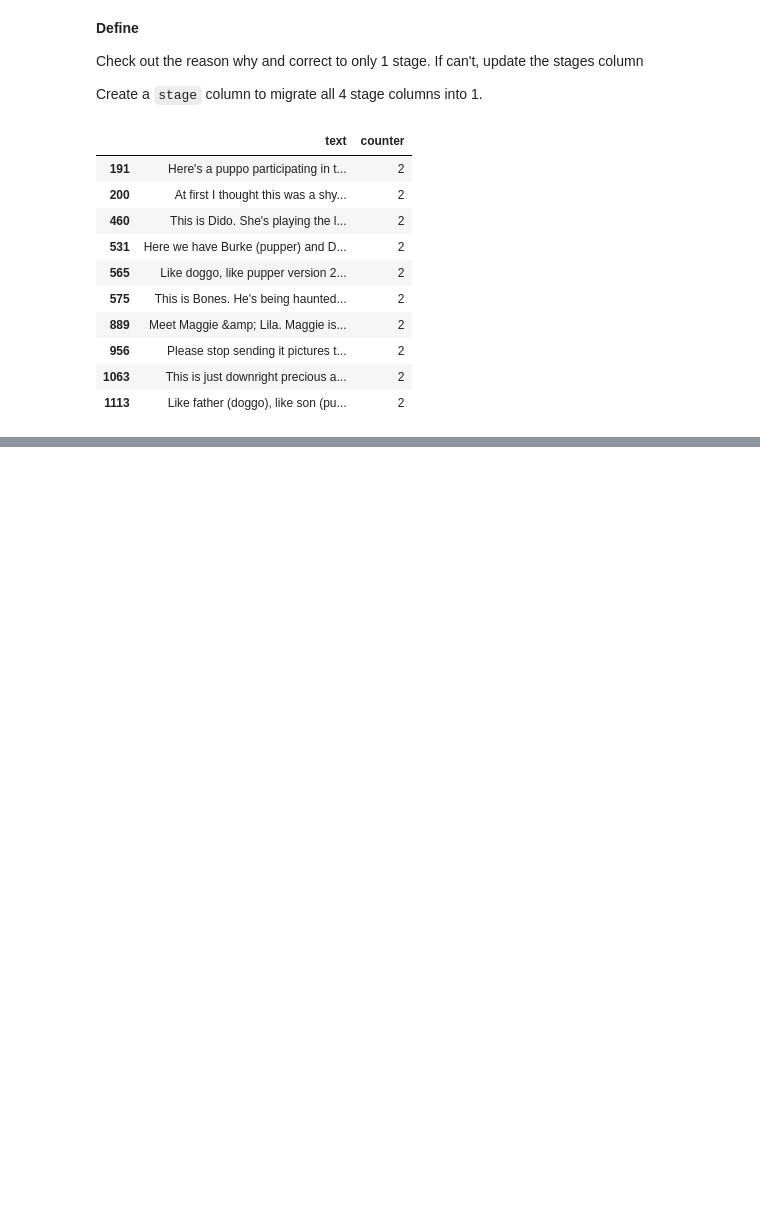
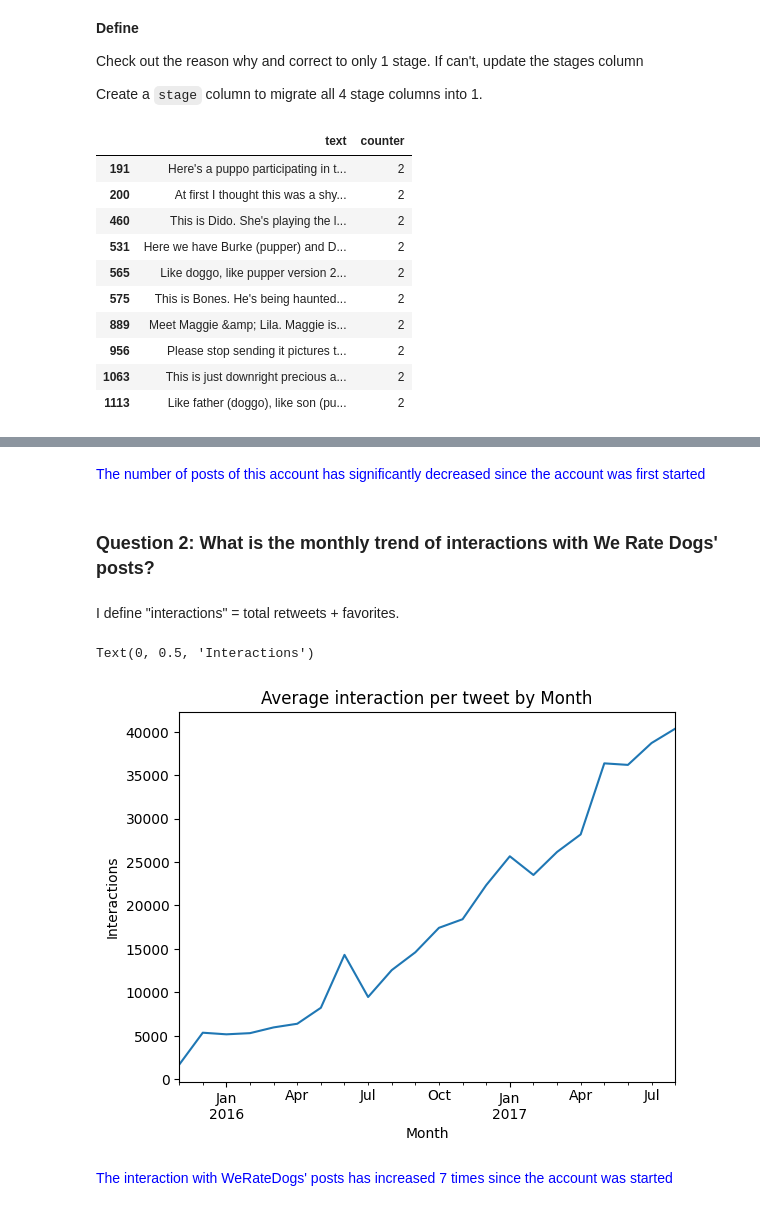
Before and after one commit to linhnp511/Data-Analytics-Portfolio, a Jupyter notebook: Python/Projects/Twitter WeRateDogs Data Set/we_rate_dogs_project.ipynb, the cells around one changed output, grey strips where cells are left out. Drawn from its saved outputs; the diff is of its cells as text; code cells hidden in the pictures; blank space fills up the shorter version.

```diff
--- a/Python/Projects/Twitter WeRateDogs Data Set/we_rate_dogs_project.ipynb
+++ b/Python/Projects/Twitter WeRateDogs Data Set/we_rate_dogs_project.ipynb
@@ -729,0 +1025,22 @@ dog_stage
+# %% [markdown]
+<font color='blue'> The number of posts of this account has significantly decreased since the account was first started </font>
+# %% [markdown]
+### Question 2: What is the monthly trend of interactions with We Rate Dogs' posts?
+# %% [markdown]
+I define "interactions" = total retweets + favorites.
+# %%
+# Create new columns to sum the total interactions
+archive_clean['interactions'] = archive_clean['retweet_count'] + archive_clean['favorite_count']
+
+# Same as question 1, count -> mean
+monthly_interaction_counts = archive_clean.groupby(archive_clean['timestamp'].dt.to_period('M'))['interactions'].mean()
+# %%
+monthly_interaction_counts.plot()
+plt.title('Average interaction per tweet by Month')
+plt.xlabel('Month')
+plt.ylabel('Interactions')
+# %% [output]
+Text(0, 0.5, 'Interactions')
+[figure, added]
+# %% [markdown]
+<font color='blue'> The interaction with WeRateDogs' posts has increased 7 times since the account was started </font>
```
Also changed, not shown: parts of 45 cells of this notebook, 1 other file.
